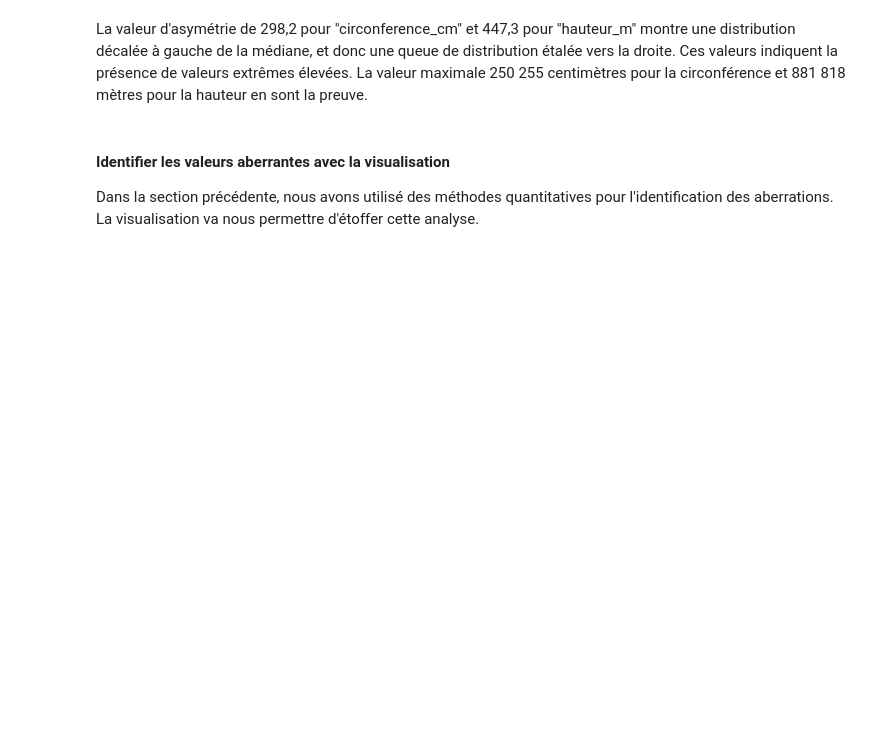
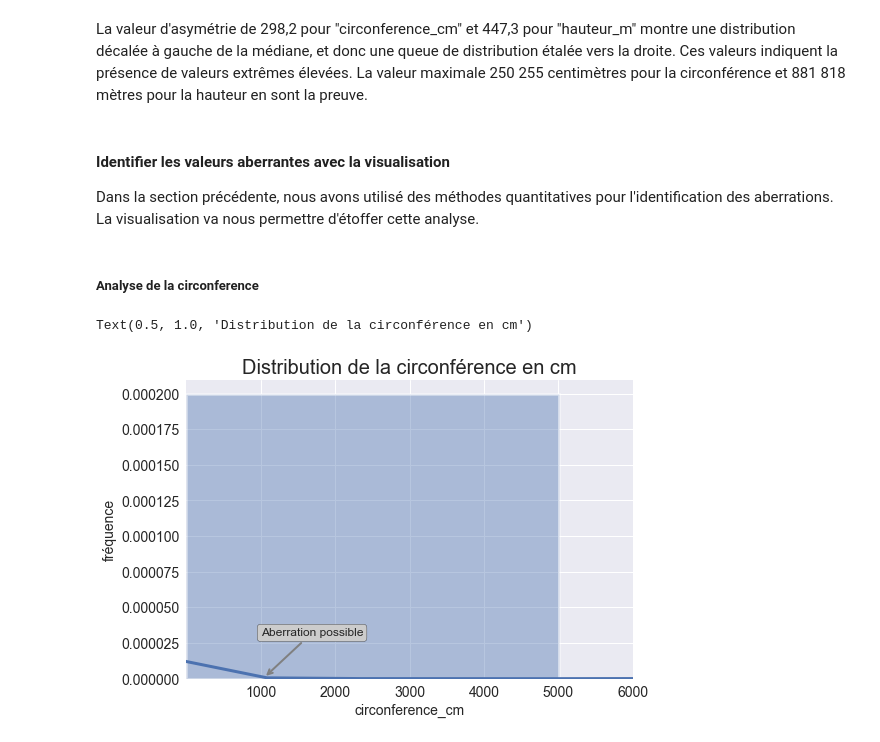
Before and after one commit to Abdess/vegetalisons_paris, a Jupyter notebook: P2_01_notebook.ipynb, the cells around one changed output. Cells and saved outputs as stored; diff of their text form; code cells hidden in the pictures; blank space fills up the shorter version.

Commit message:
Fin aberrations

```diff
--- a/P2_01_notebook.ipynb
+++ b/P2_01_notebook.ipynb
@@ -273,20 +382,35 @@ La valeur d'asymétrie de 298,2 pour "circonference_cm" et 447,3 pour "hauteur_m
 #### Identifier les valeurs aberrantes avec la visualisation
 
 Dans la section précédente, nous avons utilisé des méthodes quantitatives pour l'identification des aberrations. La visualisation va nous permettre d'étoffer cette analyse.
+# %% [markdown]
+##### Analyse de la circonference
 # %%
 # histogramme et fonction d'estimation de la densité du noyau de la variable "circonference_cm"
-ax = sns.displot(df["circonference_cm"], kde=True)
-ax.set(xlim=(1, 400))
+ax = sns.distplot(df["circonference_cm"],
+                  hist=True,
+                  hist_kws={
+                      "edgecolor": 'w',
+                      "linewidth": 3
+                  },
+                  kde_kws={"linewidth": 3})
+ax.set(xlim=(1, 6000))
 
 # notation indiquant une éventuelle valeur aberrante
-# ax.annotate('Possible outlier', xy=(188,0.0030), xytext=(189,0.0070), fontsize=12,
-#             arrowprops=dict(arrowstyle='->', ec='grey', lw=2), bbox = dict(boxstyle="round", fc="0.8"))
+ax.annotate('Aberration possible',
+            xy=(1050, 0.000001),
+            xytext=(1000, 0.00003),
+            fontsize=12,
+            arrowprops=dict(arrowstyle='->', ec='grey', lw=2),
+            bbox=dict(boxstyle="round", fc="0.8"))
 
 # ticks
 plt.xticks(fontsize=14)
 plt.yticks(fontsize=14)
 
 # étiquettes et titres
 plt.xlabel('circonference_cm', fontsize=14)
 plt.ylabel('fréquence', fontsize=14)
 plt.title('Distribution de la circonférence en cm', fontsize=20)
+# %% [output]
+Text(0.5, 1.0, 'Distribution de la circonférence en cm')
+[figure, added]
```
Also changed, not shown: parts of 32 cells of this notebook.
